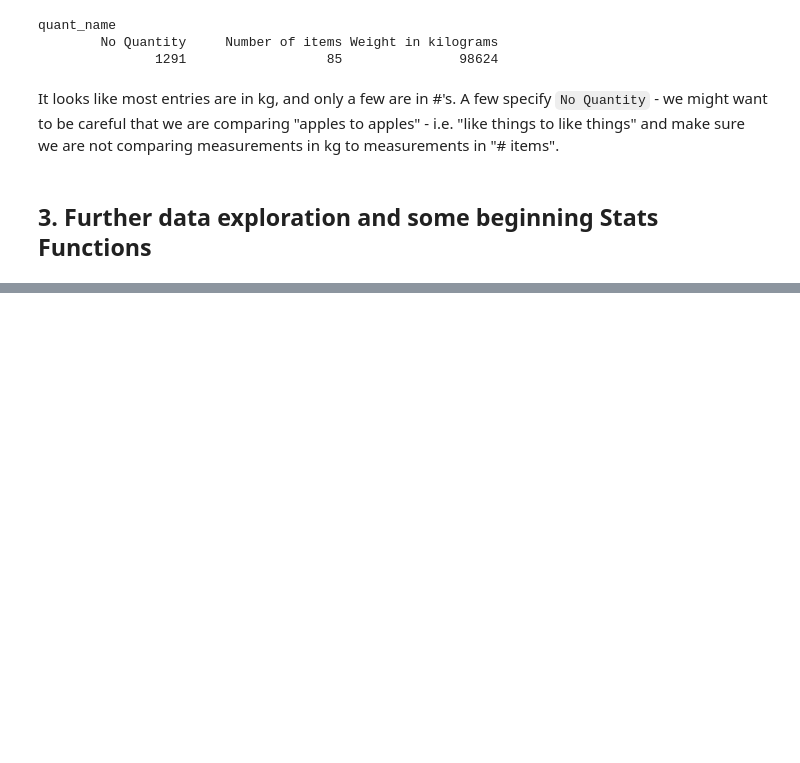
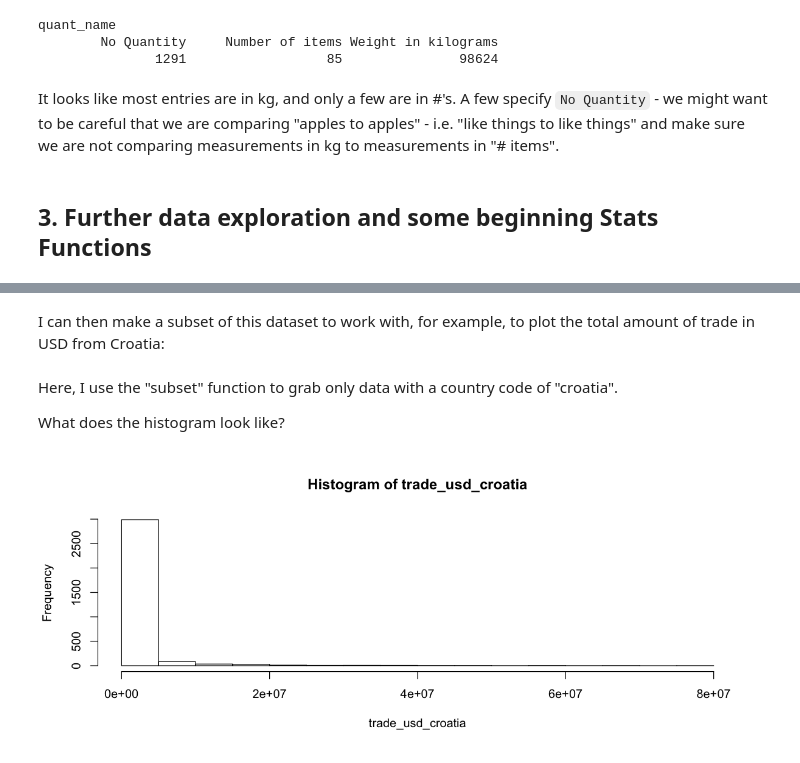
Before and after one commit to jnaiman/is542_spring2020, a Jupyter notebook: week02/prep_notebook_fishdata_week02_part2.ipynb, the cells around one changed output, grey strips where cells are left out. Cells and saved outputs as stored; diff of their text form; code cells hidden in the pictures; blank space fills up the shorter version.

```diff
--- a/week02/prep_notebook_fishdata_week02_part2.ipynb
+++ b/week02/prep_notebook_fishdata_week02_part2.ipynb
@@ -202,0 +215,14 @@ It looks like most entries are in kg, and only a few are in #'s. A few specify `
+# %%
+mask = country=="Croatia" # Feel feel to pick your own country! recall: print(levels(country)) to take a look
+# %% [markdown]
+I can then make a subset of this dataset to work with, for example, to plot the total amount of trade in USD from Croatia:
+# %%
+trade_usd_croatia = subset(trade_usd,mask)
+# %% [markdown]
+Here, I use the "subset" function to grab only data with a country code of "croatia".
+
+What does the histogram look like?
+# %%
+hist(trade_usd_croatia)
+# %% [output]
+[figure, added]
```
Also changed, not shown: parts of 44 cells of this notebook, 1 other file.
